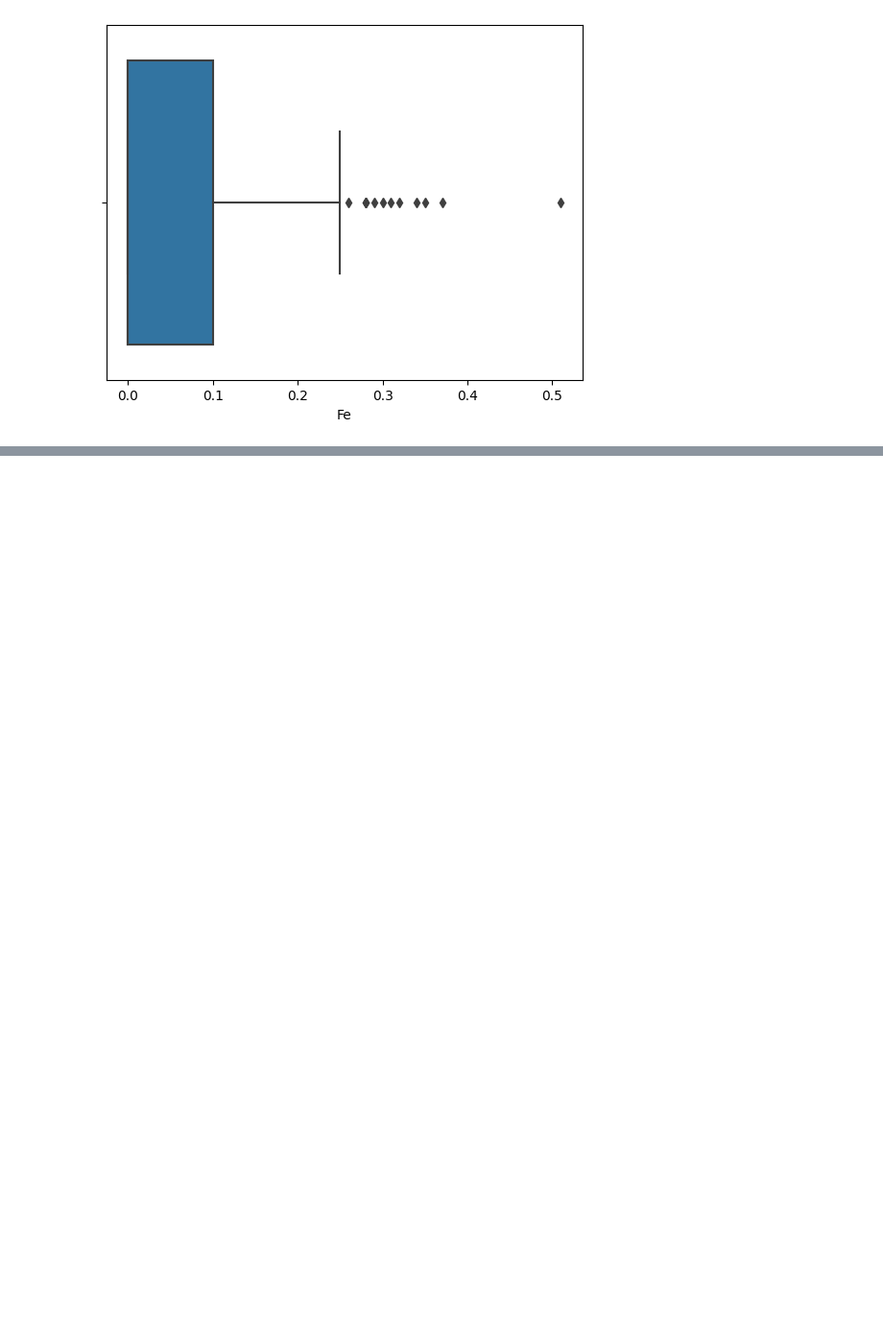
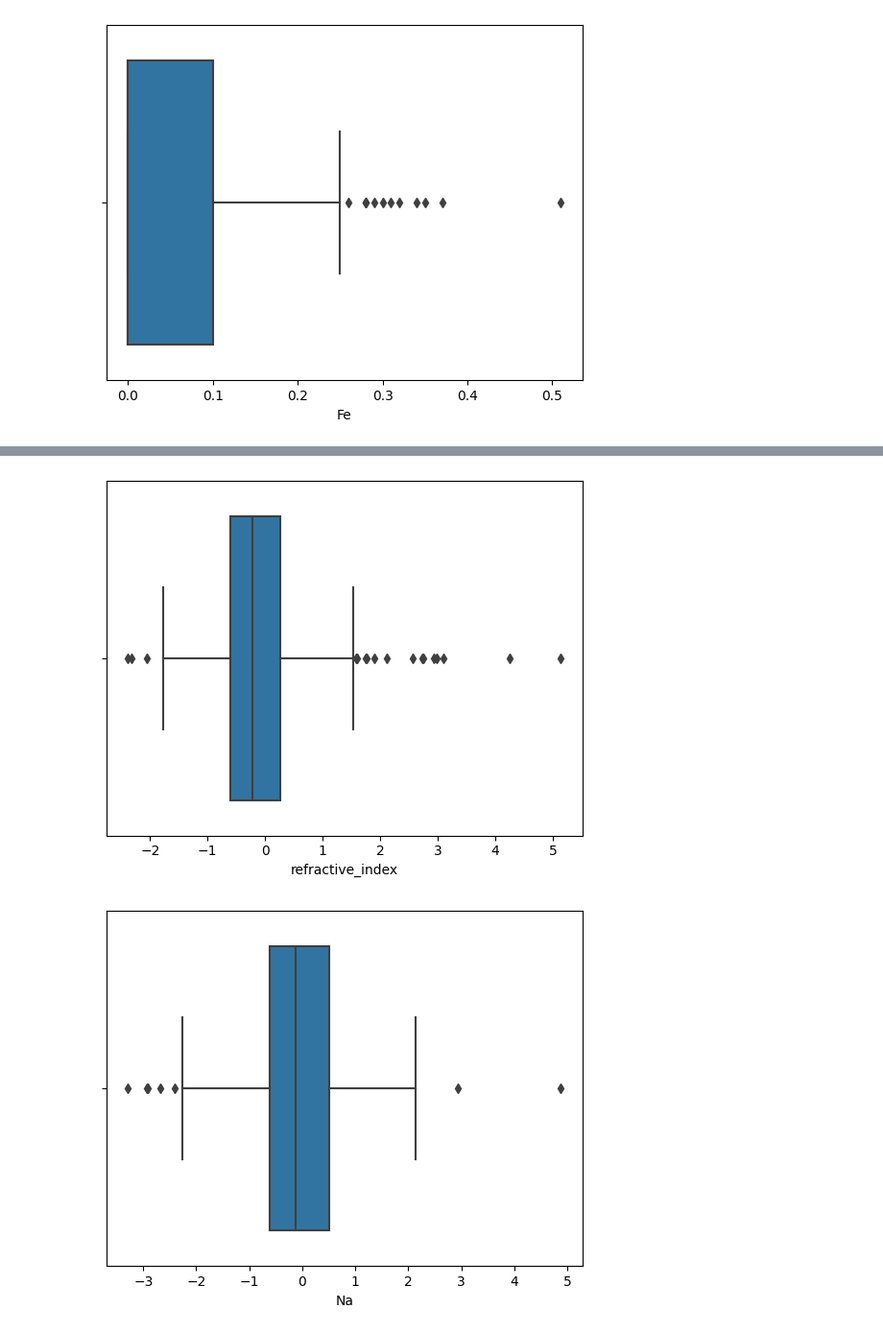
Before and after one commit to dagartga/Applied-Predictive-Modeling, a Jupyter notebook: notebooks/chapter_3.ipynb, the cells around one changed output, grey strips where cells are left out. Shown at 96% size. Saved outputs shown, nothing was run; the diff lists cells and outputs as text; code cells hidden in the pictures; blank space fills up the shorter version.

```diff
--- a/notebooks/chapter_3.ipynb
+++ b/notebooks/chapter_3.ipynb
@@ -54,0 +97,7 @@ for col in df.columns[1:-1]:
+# %%
+for col in scaled_df.columns[1:-1]:
+    sns.boxplot(x=scaled_df[col])
+    plt.show()
+# %% [output]
+[figure, added]
+[figure, added]
```
Also changed, not shown: parts of 19 cells of this notebook.
